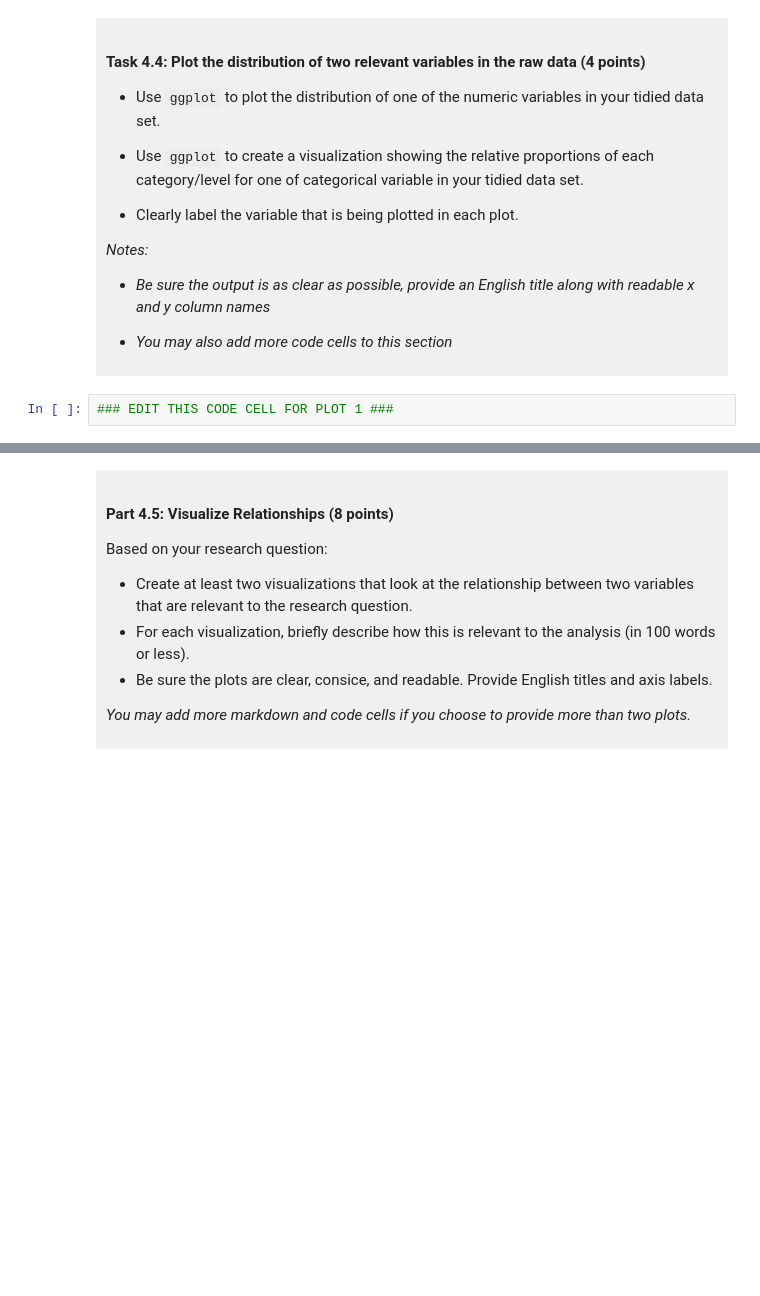
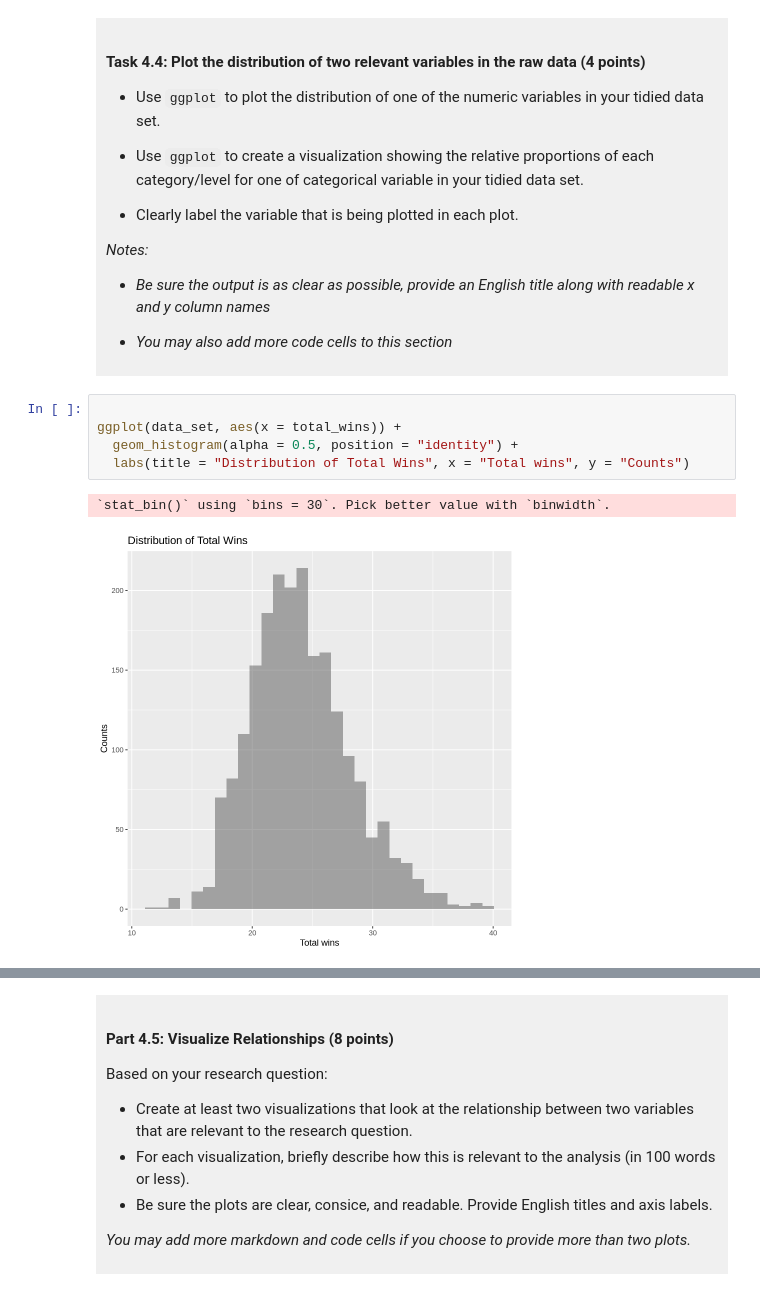
Before and after one commit to felflohdz/dsci-100-project-felipe-flores-hernandez, a Jupyter notebook: dsci-100-project-notebook.ipynb, the cells around one changed output, grey strips where cells are left out. Cells and saved outputs as stored; diff of their text form; blank space fills up the shorter version.

```diff
--- a/dsci-100-project-notebook.ipynb
+++ b/dsci-100-project-notebook.ipynb
@@ -296,5 +336,11 @@ You will refine your research question (if needed) and produce a tidy data set.
 
 </div>
 # %%
-### EDIT THIS CODE CELL FOR PLOT 1 ###
+
+ggplot(data_set, aes(x = total_wins)) +
+  geom_histogram(alpha = 0.5, position = "identity") +
+  labs(title = "Distribution of Total Wins", x = "Total wins", y = "Counts")
+# %% [output]
+`stat_bin()` using `bins = 30`. Pick better value with `binwidth`.
+[figure, added]
 # %%
```
Also changed, not shown: parts of 13 cells of this notebook.
